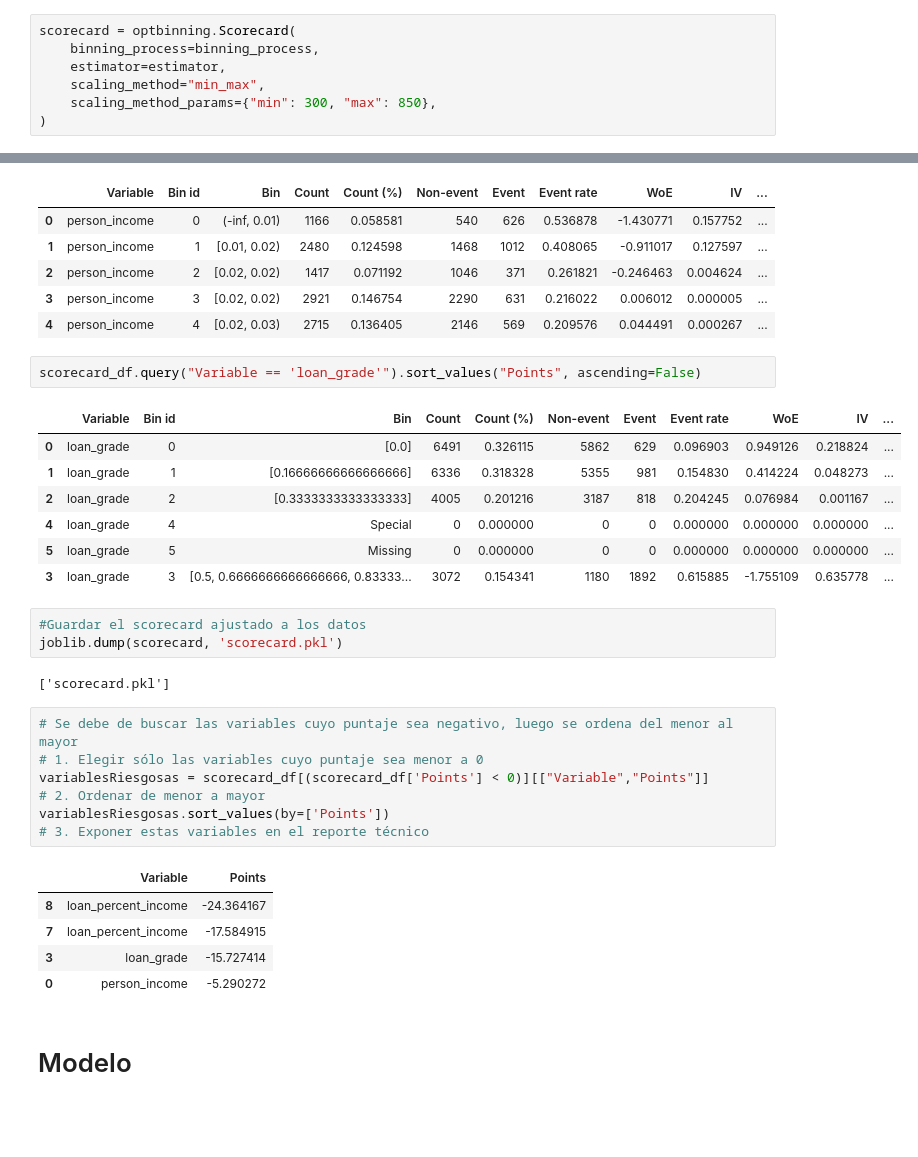
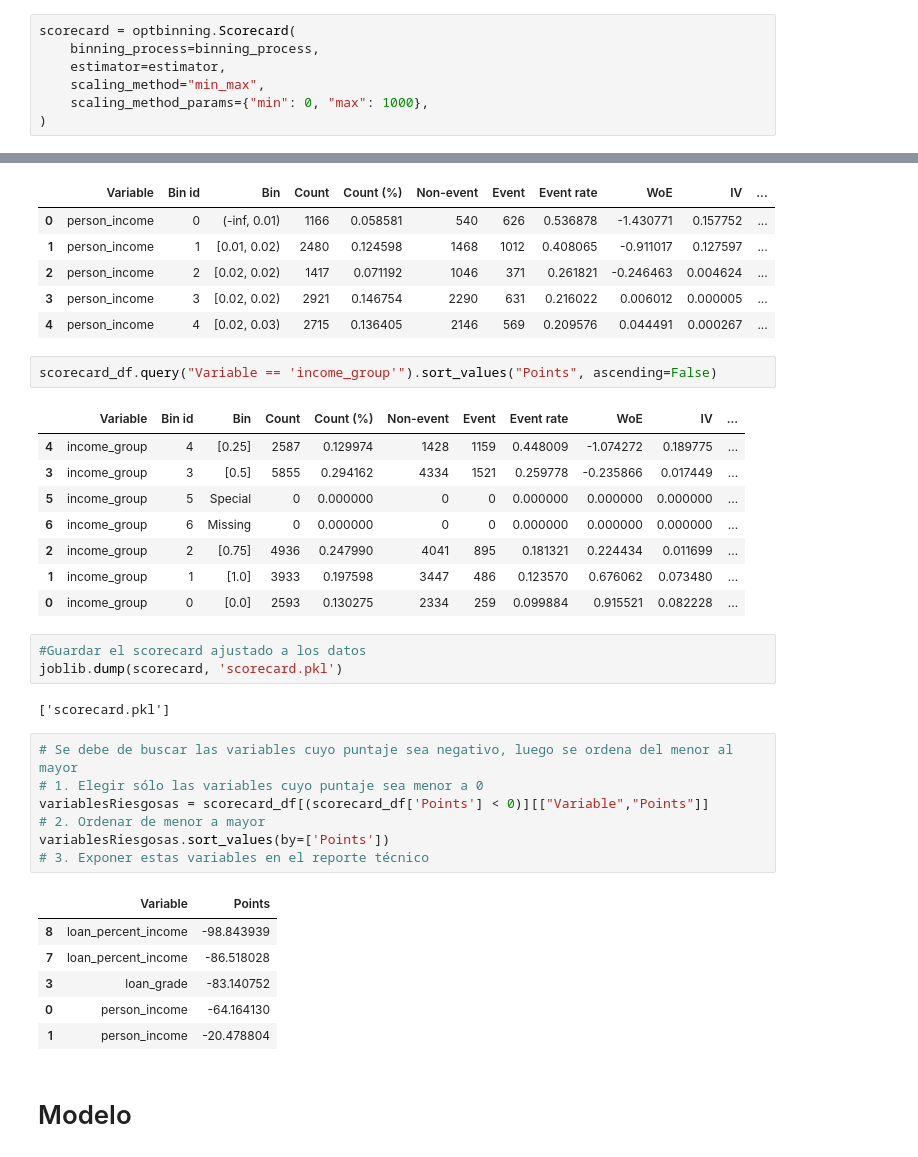
Before and after one commit to dgilrua/proyecto1-analitica, a Jupyter notebook: main.ipynb, the cells around one changed output, grey strips where cells are left out. Cells and saved outputs as stored; diff of their text form; blank space fills up the shorter version.

```diff
--- a/main.ipynb
+++ b/main.ipynb
@@ -582,7 +583,7 @@ scorecard = optbinning.Scorecard(
     binning_process=binning_process,
     estimator=estimator,
     scaling_method="min_max",
-    scaling_method_params={"min": 300, "max": 850},
+    scaling_method_params={"min": 0, "max": 1000},
 )
 # %%
 scorecard.fit(X_train, y_train)
@@ -619,15 +620,16 @@ scorecard_df.head()
 | 3 | person_income | 3 | [0.02, 0.02) | 2921 | 0.146754 | 2290 | 631 | 0.216022 | 0.006012 | 0.000005 | ... |
 | 4 | person_income | 4 | [0.02, 0.03) | 2715 | 0.136405 | 2146 | 569 | 0.209576 | 0.044491 | 0.000267 | ... |
 # %%
-scorecard_df.query("Variable == 'loan_grade'").sort_values("Points", ascending=False)
+scorecard_df.query("Variable == 'income_group'").sort_values("Points", ascending=False)
 # %% [output]
 |  | Variable | Bin id | Bin | Count | Count (%) | Non-event | Event | Event rate | WoE | IV | ... |
-| 0 | loan_grade | 0 | [0.0] | 6491 | 0.326115 | 5862 | 629 | 0.096903 | 0.949126 | 0.218824 | ... |
-| 1 | loan_grade | 1 | [0.16666666666666666] | 6336 | 0.318328 | 5355 | 981 | 0.154830 | 0.414224 | 0.048273 | ... |
-| 2 | loan_grade | 2 | [0.3333333333333333] | 4005 | 0.201216 | 3187 | 818 | 0.204245 | 0.076984 | 0.001167 | ... |
-| 4 | loan_grade | 4 | Special | 0 | 0.000000 | 0 | 0 | 0.000000 | 0.000000 | 0.000000 | ... |
-| 5 | loan_grade | 5 | Missing | 0 | 0.000000 | 0 | 0 | 0.000000 | 0.000000 | 0.000000 | ... |
-| 3 | loan_grade | 3 | [0.5, 0.6666666666666666, 0.83333... | 3072 | 0.154341 | 1180 | 1892 | 0.615885 | -1.755109 | 0.635778 | ... |
+| 4 | income_group | 4 | [0.25] | 2587 | 0.129974 | 1428 | 1159 | 0.448009 | -1.074272 | 0.189775 | ... |
+| 3 | income_group | 3 | [0.5] | 5855 | 0.294162 | 4334 | 1521 | 0.259778 | -0.235866 | 0.017449 | ... |
+| 5 | income_group | 5 | Special | 0 | 0.000000 | 0 | 0 | 0.000000 | 0.000000 | 0.000000 | ... |
+| 6 | income_group | 6 | Missing | 0 | 0.000000 | 0 | 0 | 0.000000 | 0.000000 | 0.000000 | ... |
+| 2 | income_group | 2 | [0.75] | 4936 | 0.247990 | 4041 | 895 | 0.181321 | 0.224434 | 0.011699 | ... |
+| 1 | income_group | 1 | [1.0] | 3933 | 0.197598 | 3447 | 486 | 0.123570 | 0.676062 | 0.073480 | ... |
+| 0 | income_group | 0 | [0.0] | 2593 | 0.130275 | 2334 | 259 | 0.099884 | 0.915521 | 0.082228 | ... |
 # %%
 #Guardar el scorecard ajustado a los datos
 joblib.dump(scorecard, 'scorecard.pkl')
@@ -642,10 +644,11 @@ variablesRiesgosas.sort_values(by=['Points'])
 # 3. Exponer estas variables en el reporte técnico
 # %% [output]
 |  | Variable | Points |
-| 8 | loan_percent_income | -24.364167 |
-| 7 | loan_percent_income | -17.584915 |
-| 3 | loan_grade | -15.727414 |
-| 0 | person_income | -5.290272 |
+| 8 | loan_percent_income | -98.843939 |
+| 7 | loan_percent_income | -86.518028 |
+| 3 | loan_grade | -83.140752 |
+| 0 | person_income | -64.164130 |
+| 1 | person_income | -20.478804 |
 # %% [markdown]
 # Modelo
 # %%
```
Also changed, not shown: parts of 15 cells of this notebook.
